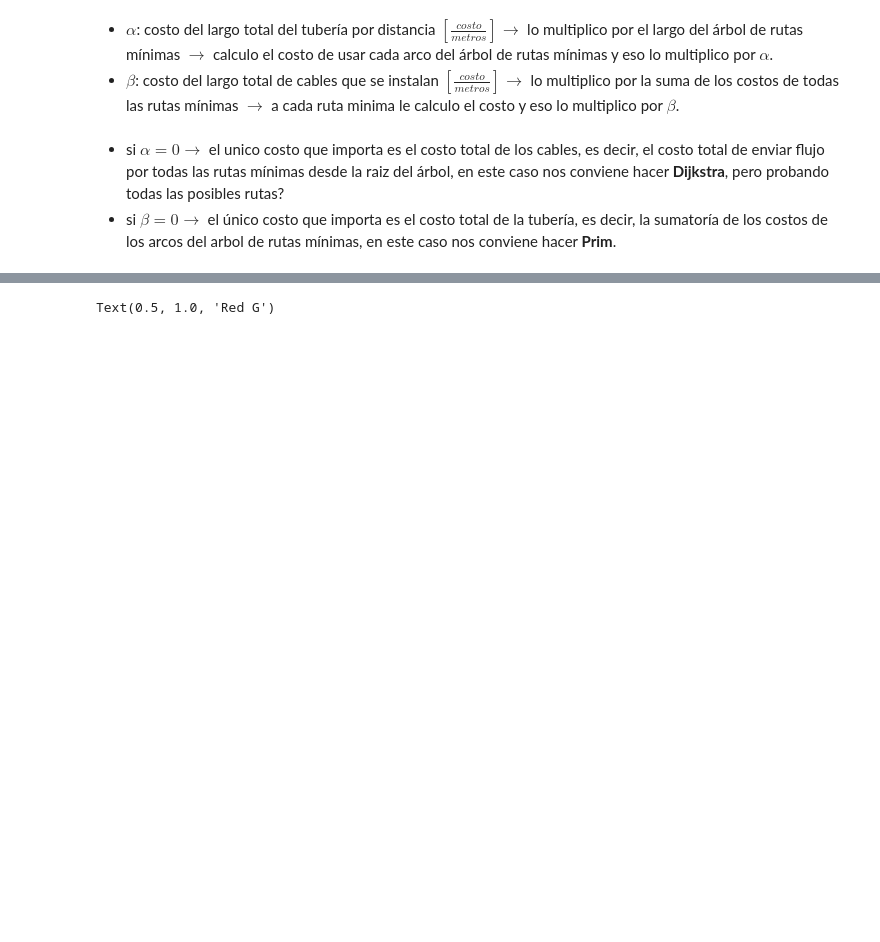
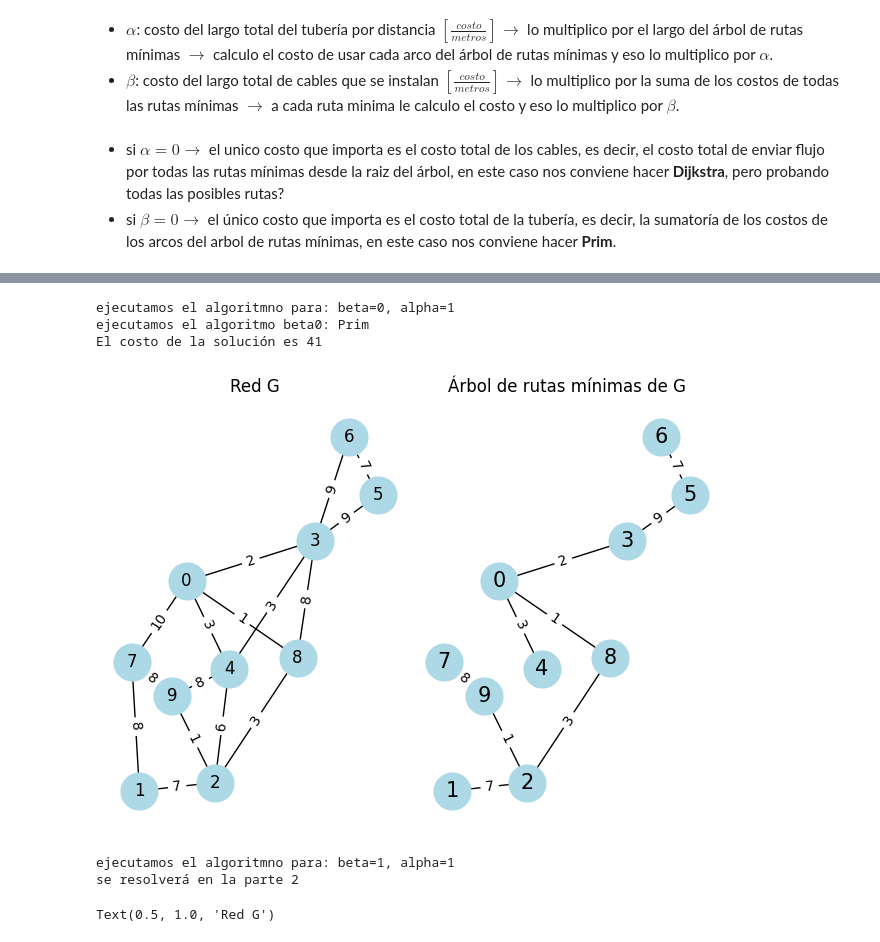
Before and after one commit to bwertheim1/tareas_flujo, a Jupyter notebook: T3/t3.ipynb, the cells around one changed output, grey strips where cells are left out. Saved outputs shown, nothing was run; the diff lists cells and outputs as text; code cells hidden in the pictures; blank space fills up the shorter version.

Commit message:
Intento 4 parteII

```diff
--- a/T3/t3.ipynb
+++ b/T3/t3.ipynb
@@ -174,5 +198,32 @@ ejecutamos el algoritmno para: beta=1, alpha=0
 El costo de la solución es 58
 [figure]
+# %%
+alpha = 1
+beta = 0
+
+sol = elegir_algoritmo(alpha, beta, G)
+
+if alpha==0 and beta!=0:
+    graficar_alpha_0(sol)
+
+elif alpha!=0 and beta==0:
+    graficar_beta_0(sol)
+
+else:
+    print('solucion de la parte 2')
+# %% [output]
+ejecutamos el algoritmno para: beta=0, alpha=1
+ejecutamos el algoritmo beta0: Prim
+El costo de la solución es 41
+[figure, added]
+# %%
+alpha = 1
+beta = 1
+
+sol = elegir_algoritmo(alpha, beta, G)
+# %% [output]
+ejecutamos el algoritmno para: beta=1, alpha=1
+se resolverá en la parte 2
 # %%
 plt.subplot(1,2,1)
 pos = nx.spring_layout(G, seed = 1)
```
Also changed, not shown: parts of 23 cells of this notebook, 1 other file.
